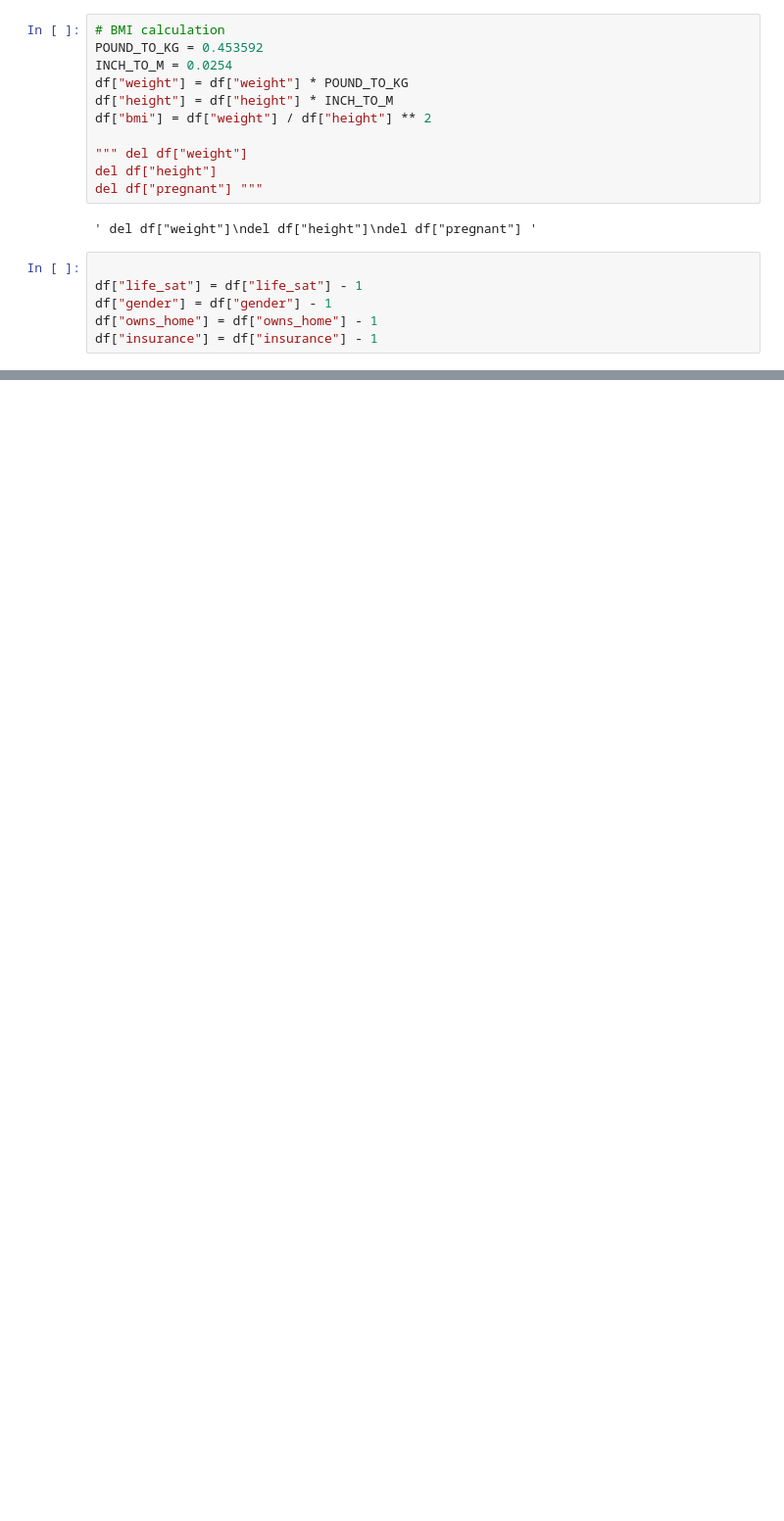
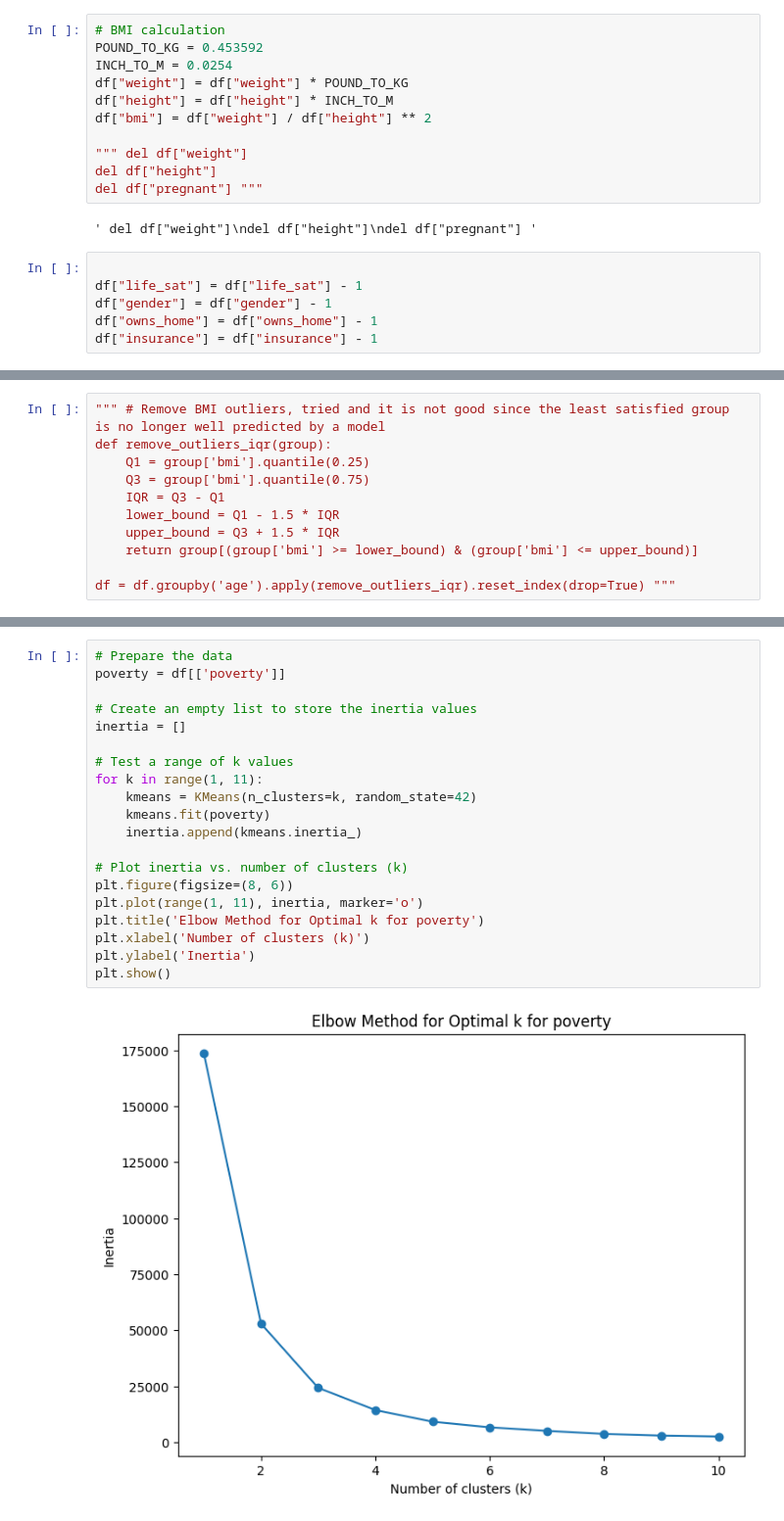
Before and after one commit to simontitk/datamining-2, a Jupyter notebook: src/test.ipynb, the cells around one changed output, grey strips where cells are left out. Shown at 98% size. Cells and saved outputs as stored; diff of their text form; blank space fills up the shorter version.

```diff
--- a/src/test.ipynb
+++ b/src/test.ipynb
@@ -215,0 +265,11 @@ fig.tight_layout()
+# %%
+""" # Remove BMI outliers, tried and it is not good since the least satisfied group is no longer well predicted by a model
+def remove_outliers_iqr(group):
+    Q1 = group['bmi'].quantile(0.25)
+    Q3 = group['bmi'].quantile(0.75)
+    IQR = Q3 - Q1
+    lower_bound = Q1 - 1.5 * IQR
+    upper_bound = Q3 + 1.5 * IQR
+    return group[(group['bmi'] >= lower_bound) & (group['bmi'] <= upper_bound)]
+
+df = df.groupby('age').apply(remove_outliers_iqr).reset_index(drop=True) """
@@ -215,0 +292,22 @@ fig.tight_layout()
+# %%
+# Prepare the data
+poverty = df[['poverty']]
+
+# Create an empty list to store the inertia values
+inertia = []
+
+# Test a range of k values
+for k in range(1, 11):
+    kmeans = KMeans(n_clusters=k, random_state=42)
+    kmeans.fit(poverty)
+    inertia.append(kmeans.inertia_)
+
+# Plot inertia vs. number of clusters (k)
+plt.figure(figsize=(8, 6))
+plt.plot(range(1, 11), inertia, marker='o')
+plt.title('Elbow Method for Optimal k for poverty')
+plt.xlabel('Number of clusters (k)')
+plt.ylabel('Inertia')
+plt.show()
+# %% [output]
+[figure, added]
```
Also changed, not shown: parts of 20 cells of this notebook, 1 other file.
